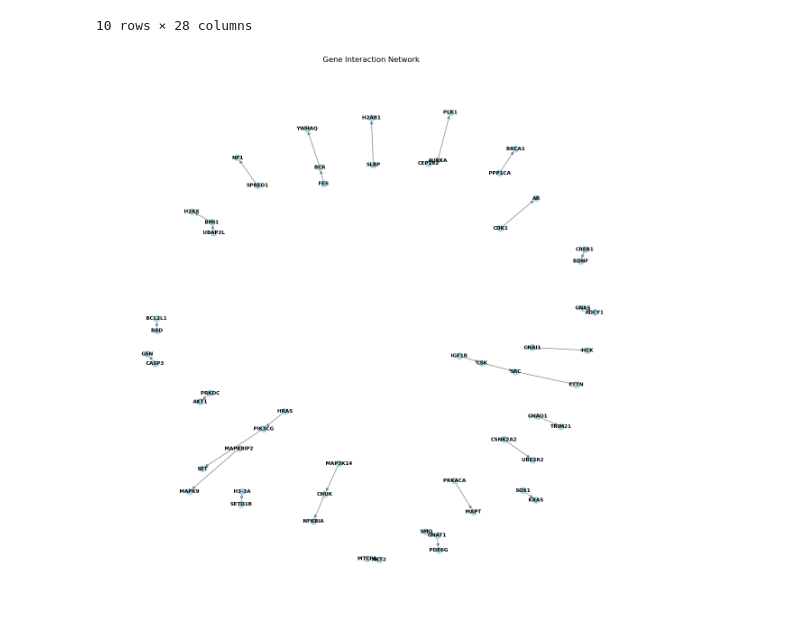
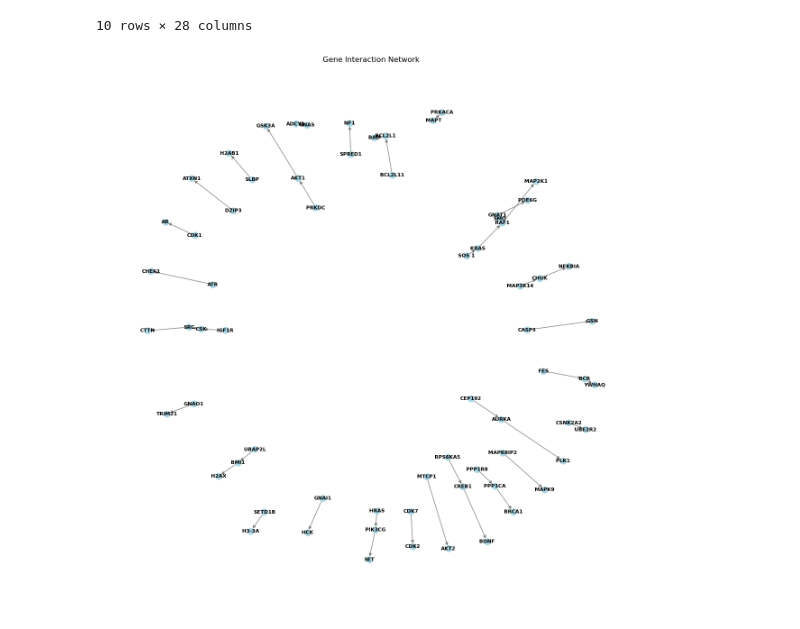
Before and after one commit to saezlab/ProClaim, a Jupyter notebook: grn_denoising/ground_truth_data/signor_edges.ipynb, the cells around one changed output. Saved outputs shown, nothing was run; the diff lists cells and outputs as text; code cells hidden in the pictures.

```diff
--- a/grn_denoising/ground_truth_data/signor_edges.ipynb
+++ b/grn_denoising/ground_truth_data/signor_edges.ipynb
@@ -727,25 +727,25 @@ Total removed: 594
 # %%
 import pandas as pd
 import networkx as nx
 import matplotlib.pyplot as plt
 
 # Load the CSV file
-file_path = "/nfs/research/saezrodriguez/rain/workspace/grn-llm-correct/grn_denoising/ground_truth_data/true_edges_v2.csv"
+file_path = "/nfs/research/saezrodriguez/rain/workspace/grn-llm-correct/grn_denoising/ground_truth_data/true_edges_v4.csv"
 data = pd.read_csv(file_path)
 
 # Extract source and target genes
 edges = data[['source_gene', 'target_gene']].dropna()
 
 # Create a directed graph
 G = nx.DiGraph()
 G.add_edges_from(edges.values)
 
 # Plot the graph
 plt.figure(figsize=(12, 12))
 nx.draw(G, with_labels=True, node_size=100, node_color="lightblue", font_size=8, font_weight="bold", edge_color="gray")
 plt.title("Gene Interaction Network")
 plt.show()
 # %% [output]
-[figure, old version]
+[figure, new version]
 # %%
 # result.values()
```
Also changed, not shown: 8 other files.
